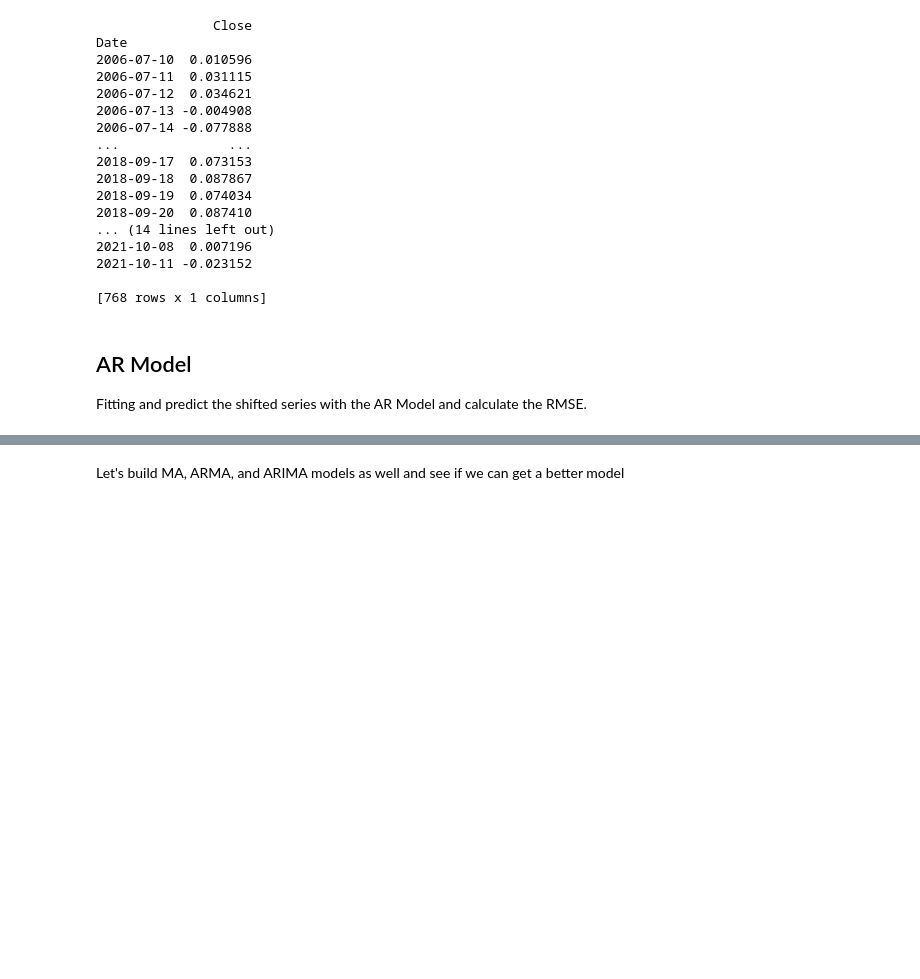
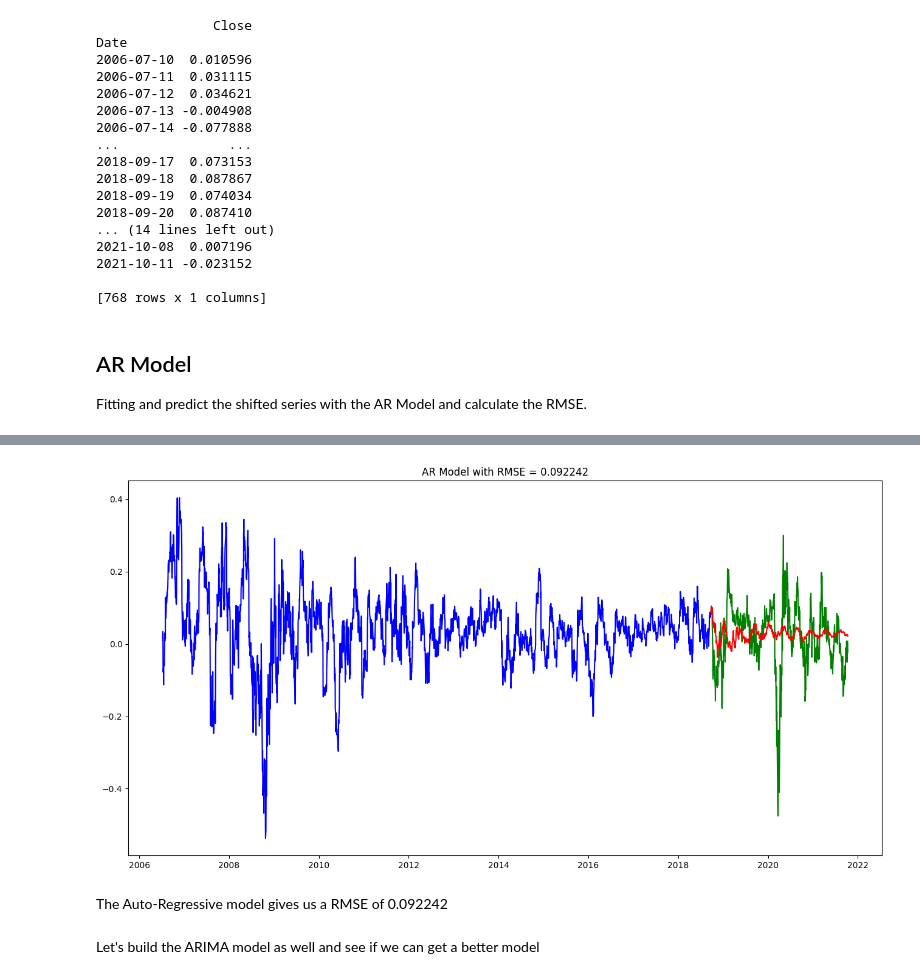
Before and after one commit to yjiahao/time-series-stocks, a Jupyter notebook: ARIMA.ipynb, the cells around one changed output, grey strips where cells are left out. Drawn from its saved outputs; the diff is of its cells as text; code cells hidden in the pictures; blank space fills up the shorter version.

Commit message:
Initial experiments with AR, MA & ARIMA
Co-authored-by: Jiahao <e1122192@u.nus.edu>

```diff
--- a/ARIMA.ipynb
+++ b/ARIMA.ipynb
@@ -112,0 +135,3 @@ KeyError: 'The `start` argument could not be matched to a location related to th
+# %%
+df_test = df_test.assign(predictions=prediction.values) # stacks series values as a new column to df_test
+df_test
@@ -113,2 +153,14 @@ KeyError: 'The `start` argument could not be matched to a location related to th
+# %%
+plt.figure(figsize=(16, 8))
+plt.title('AR Model with RMSE = %.6f' % root_mean_squared_error(prediction, df_test["Close"]))
+plt.plot(df_train, color="blue") # plot df_train
+plt.plot(df_test['Close'], color="green") # plot df_test
+plt.plot(df_test['predictions'], color="red") # plot our time series predictions
+
+plt.show()
+# %% [output]
+[figure, added]
+# %% [markdown]
+The Auto-Regressive model gives us a RMSE of 0.092242
 # %% [markdown]
-Let's build MA, ARMA, and ARIMA models as well and see if we can get a better model
+Let's build the ARIMA model as well and see if we can get a better model
```
Also changed, not shown: parts of 16 cells of this notebook.
